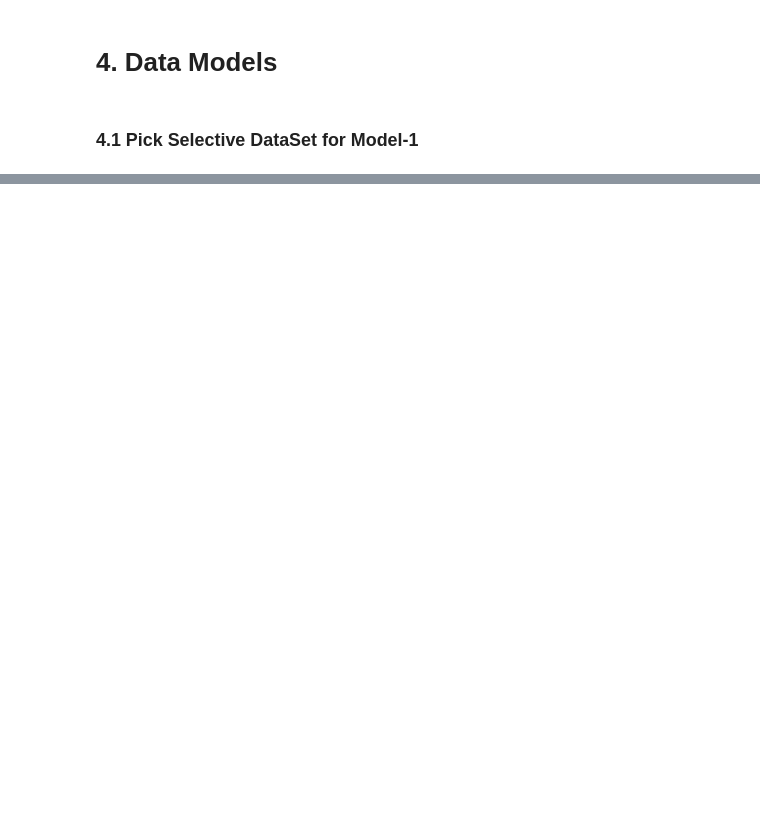
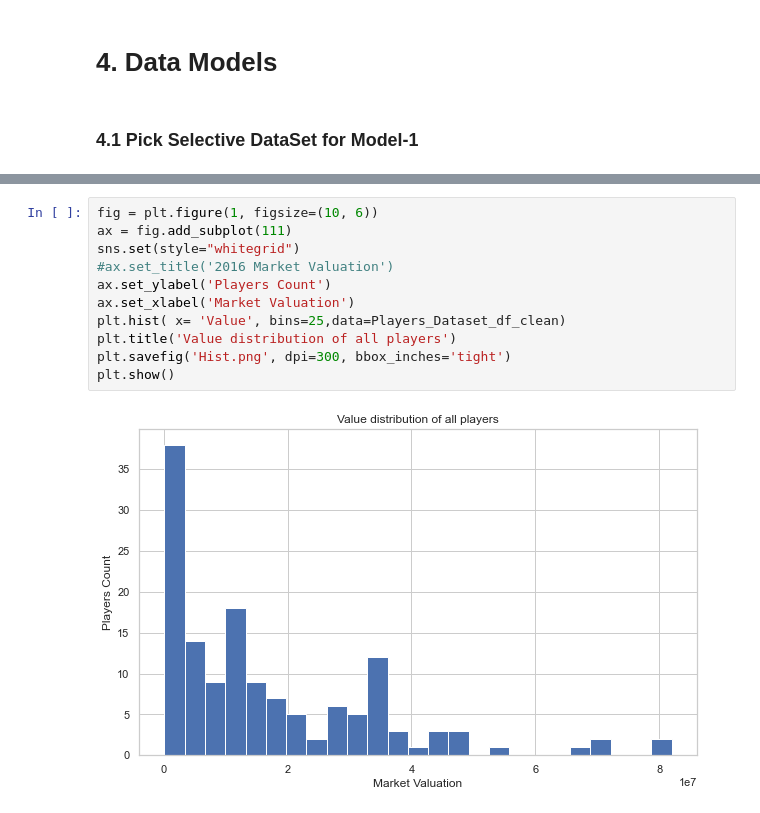
Before and after one commit to anubhavpar/Project_2, a Jupyter notebook: fbref.ipynb, the cells around one changed output, grey strips where cells are left out. Drawn from its saved outputs; the diff is of its cells as text; blank space fills up the shorter version.

```diff
--- a/fbref.ipynb
+++ b/fbref.ipynb
@@ -502,0 +680,13 @@ Players_Dataset[(Players_Dataset.Team == 'Chelsea')]
+# %%
+fig = plt.figure(1, figsize=(10, 6))
+ax = fig.add_subplot(111)
+sns.set(style="whitegrid")
+#ax.set_title('2016 Market Valuation')
+ax.set_ylabel('Players Count')
+ax.set_xlabel('Market Valuation')
+plt.hist( x= 'Value', bins=25,data=Players_Dataset_df_clean)
+plt.title('Value distribution of all players')
+plt.savefig('Hist.png', dpi=300, bbox_inches='tight')
+plt.show()
+# %% [output]
+[figure, added]
```
Also changed, not shown: parts of 170 cells of this notebook.
